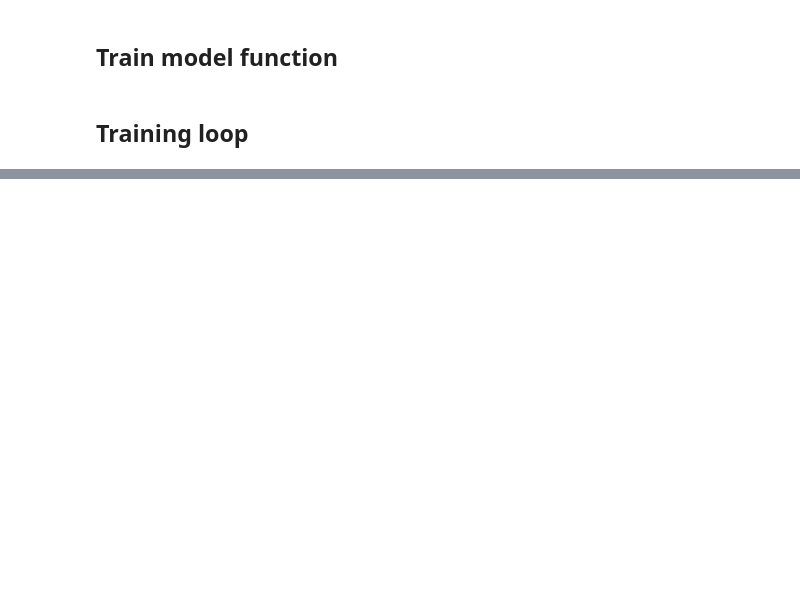
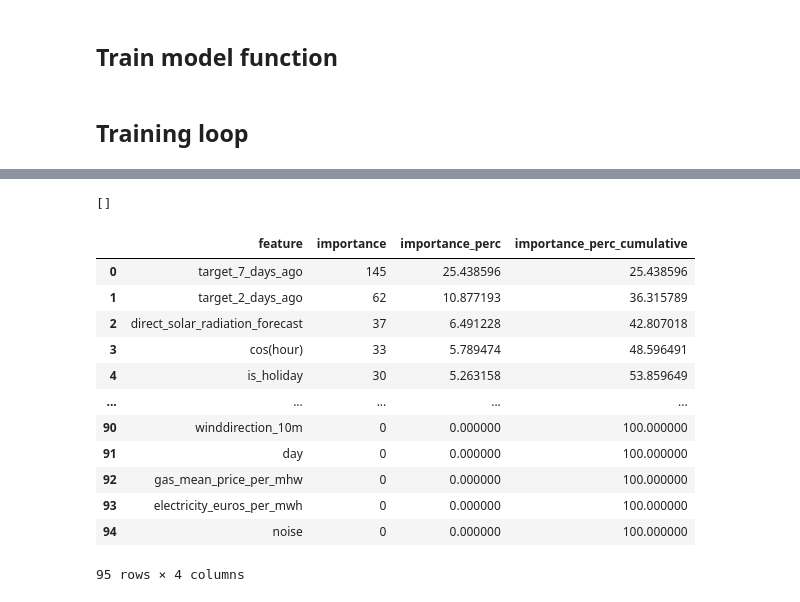
Before and after one commit to paolo-sofia/enerfit, a Jupyter notebook: notebooks/model_development/data_merge.ipynb, the cells around one changed output, grey strips where cells are left out. Saved outputs shown, nothing was run; the diff lists cells and outputs as text; code cells hidden in the pictures; blank space fills up the shorter version.

Commit message:
feat: add training data and code for training model. Missing inference part

```diff
--- a/notebooks/model_development/data_merge.ipynb
+++ b/notebooks/model_development/data_merge.ipynb
@@ -33,5 +48,5 @@ set_seed(seed=SEED)
 # %%
-BASE_DATA_PATH: pathlib.Path = pathlib.Path().absolute().parent.parent / 'data' / 'predict-energy-behavior-of-prosumers'
+BASE_DATA_PATH: pathlib.Path = pathlib.Path().absolute().parent.parent / 'data' / 'raw'
 
 CLIENTS_PATH: pathlib.Path = BASE_DATA_PATH / 'client.csv'
 ELECTRICITY_PATH: pathlib.Path = BASE_DATA_PATH / 'electricity_prices.csv'
@@ -666,2 +490,0 @@ Training until validation scores don't improve for 100 rounds
-# %%
-feature_importances = pd.DataFrame({"feature": models.get("producer")[0].feature_name_, "importance": models.get("producer")[0].feature_importances_}).sort_values("importance", ascending=False)
@@ -701,0 +548,12 @@ SAMPLE_SUBMISSION_PATH: pathlib.Path = TEST_DATA_PATH / "sample_submission.csv"
+# %%
+def get_feature_importances_and_print_useless_columns(model: lgb.LGBMRegressor) -> pd.DataFrame:
+    feature_importances = pd.DataFrame({"feature": model.feature_name_, "importance": model.feature_importances_}).sort_values("importance", ascending=False)
+    feature_importances["importance_perc"] = (feature_importances["importance"] / feature_importances["importance"].sum()) * 100
+    feature_importances = feature_importances.sort_values("importance_perc", ascending=False).reset_index(drop=True)
+    feature_importances["importance_perc_cumulative"] = feature_importances["importance_perc"].cumsum()
+
+    noise_importance = feature_importances.query("feature == 'noise'").importance.item()
+
+    print(feature_importances[feature_importances["importance"] < noise_importance].feature.tolist())
+
+    return feature_importances
@@ -701,0 +697,23 @@ SAMPLE_SUBMISSION_PATH: pathlib.Path = TEST_DATA_PATH / "sample_submission.csv"
+# %%
+%%time
+
+columns_to_drop_consumer = [
+    "client_id",
+    "data_block_id",
+    # "date",
+    "date_client",
+    "date_gas",
+    "datetime",
+    "county",
+    "county_name_forecast",
+    "latitude_min_forecast",
+    "latitude_max_forecast",
+    "longitude_min_forecast",
+    "longitude_max_forecast",
+    # "hour",
+    # "quarter",
+    "year",
+    "month"
+]
+
+consumer_model = load_data_and_train_model(model_type="consumer", columns_to_drop=columns_to_drop_consumer, objective="l2")
@@ -701,0 +738,18 @@ SAMPLE_SUBMISSION_PATH: pathlib.Path = TEST_DATA_PATH / "sample_submission.csv"
+# %%
+feature_importances_consumer = get_feature_importances_and_print_useless_columns(consumer_model)
+feature_importances_consumer
+# %% [output]
+[]
+|  | feature | importance | importance_perc | importance_perc_cumulative |
+| 0 | target_7_days_ago | 145 | 25.438596 | 25.438596 |
+| 1 | target_2_days_ago | 62 | 10.877193 | 36.315789 |
+| 2 | direct_solar_radiation_forecast | 37 | 6.491228 | 42.807018 |
+| 3 | cos(hour) | 33 | 5.789474 | 48.596491 |
+| 4 | is_holiday | 30 | 5.263158 | 53.859649 |
+| ... | ... | ... | ... | ... |
+| 90 | winddirection_10m | 0 | 0.000000 | 100.000000 |
+| 91 | day | 0 | 0.000000 | 100.000000 |
+| 92 | gas_mean_price_per_mhw | 0 | 0.000000 | 100.000000 |
+| 93 | electricity_euros_per_mwh | 0 | 0.000000 | 100.000000 |
+| 94 | noise | 0 | 0.000000 | 100.000000 |
+95 rows × 4 columns
```
Also changed, not shown: parts of 72 cells of this notebook, 18 other files.
